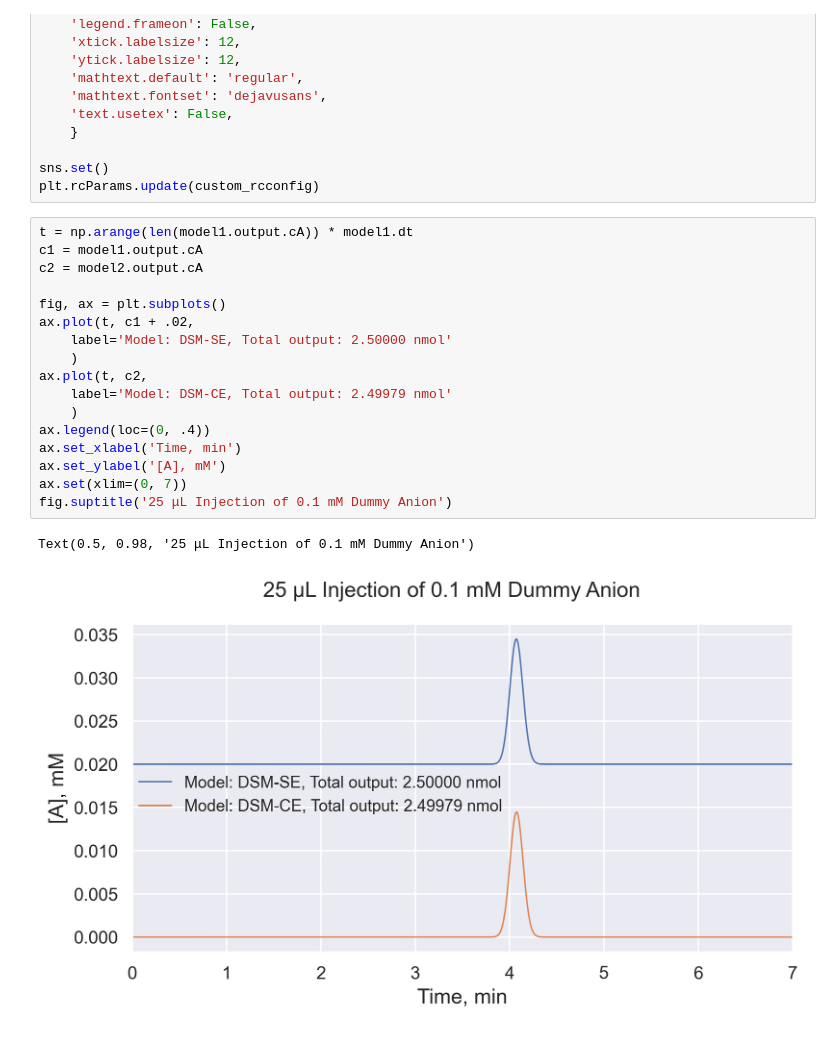
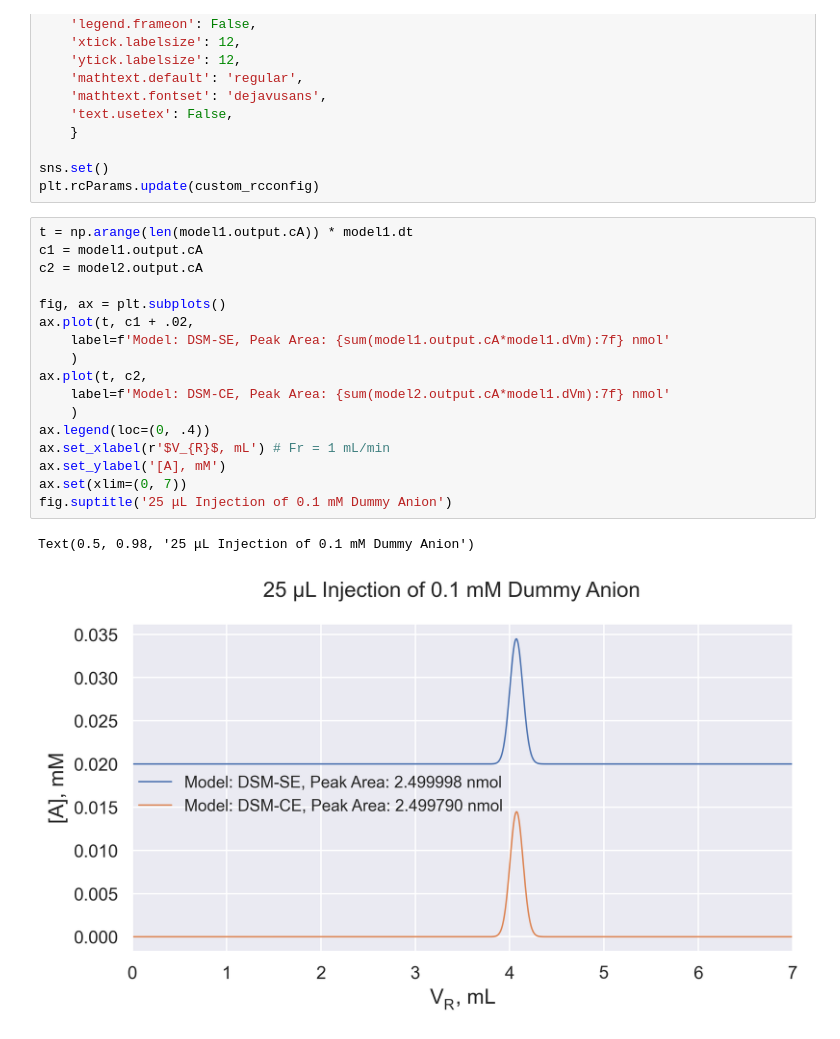
Before and after one commit to xiaoxiaozhu123/answers_to_comments_r1_202408, a Jupyter notebook: src/backend model test.ipynb, the cells around one changed output. Cells and saved outputs as stored; diff of their text form.

```diff
--- a/src/backend model test.ipynb
+++ b/src/backend model test.ipynb
@@ -96,20 +96,20 @@ plt.rcParams.update(custom_rcconfig)
 # %%
 t = np.arange(len(model1.output.cA)) * model1.dt
 c1 = model1.output.cA
 c2 = model2.output.cA
 
 fig, ax = plt.subplots()
 ax.plot(t, c1 + .02,
-    label='Model: DSM-SE, Total output: 2.50000 nmol'
+    label=f'Model: DSM-SE, Peak Area: {sum(model1.output.cA*model1.dVm):7f} nmol'
     )
 ax.plot(t, c2,
-    label='Model: DSM-CE, Total output: 2.49979 nmol'
+    label=f'Model: DSM-CE, Peak Area: {sum(model2.output.cA*model1.dVm):7f} nmol'
     )
 ax.legend(loc=(0, .4))
-ax.set_xlabel('Time, min')
+ax.set_xlabel(r'$V_{R}$, mL') # Fr = 1 mL/min
 ax.set_ylabel('[A], mM')
 ax.set(xlim=(0, 7))
 fig.suptitle('25 μL Injection of 0.1 mM Dummy Anion')
 # %% [output]
 Text(0.5, 0.98, '25 μL Injection of 0.1 mM Dummy Anion')
-[figure, old version]
+[figure, new version]
```
Also changed, not shown: 1 other file.
